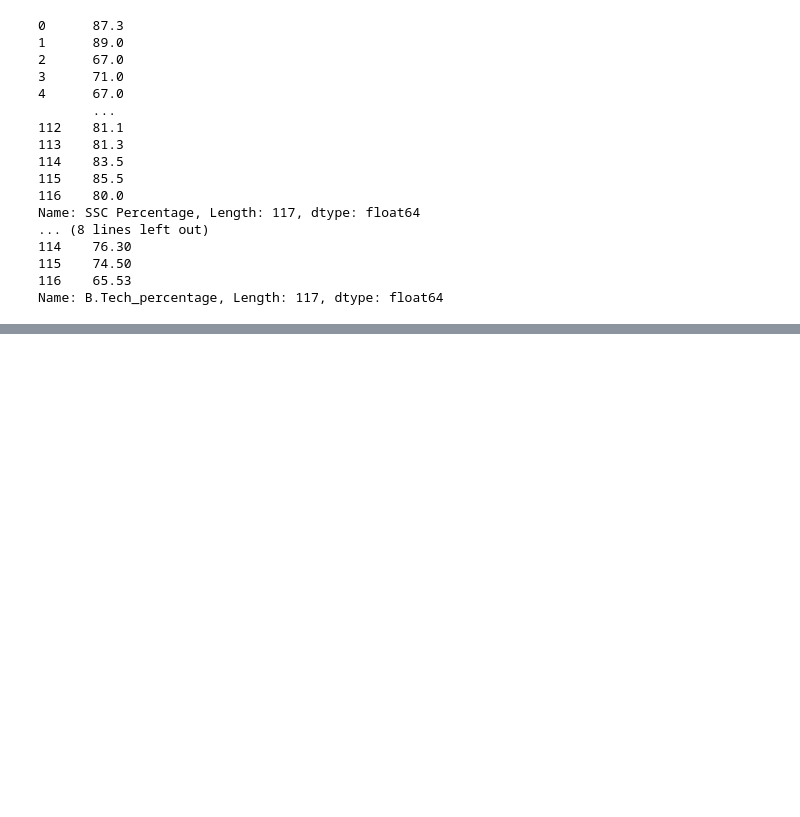
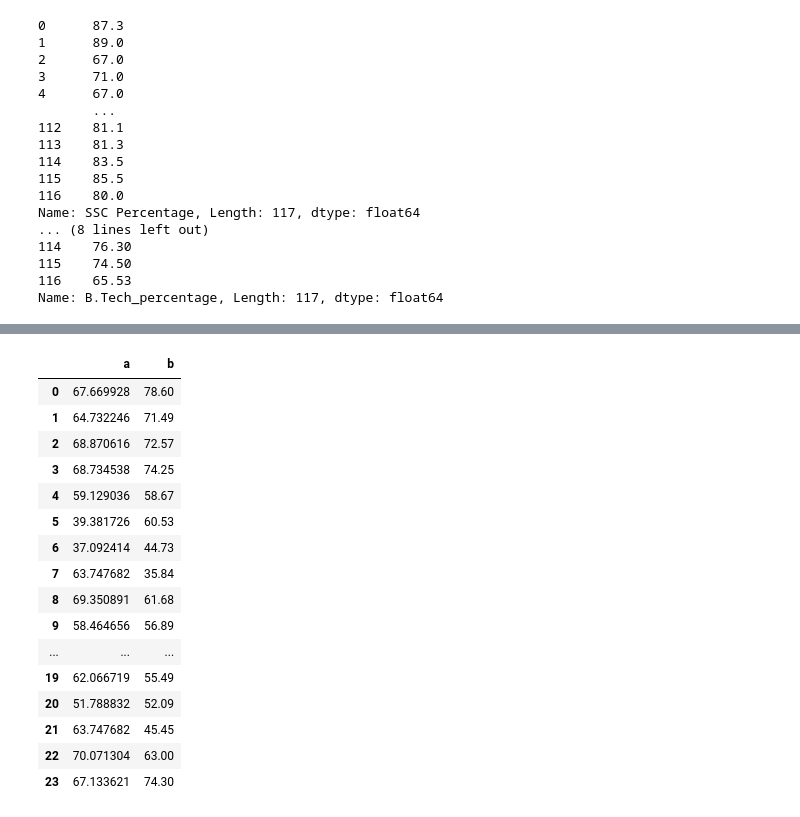
Before and after one commit to 19PA1A04B3/10-03-2020-, a Jupyter notebook: assignment_1_.ipynb, the cells around one changed output, grey strips where cells are left out. Saved outputs shown, nothing was run; the diff lists cells and outputs as text; code cells hidden in the pictures; blank space fills up the shorter version.

```diff
--- a/assignment_1_.ipynb
+++ b/assignment_1_.ipynb
@@ -86,0 +187,21 @@ std.boxplot(column)
+# %%
+actual=pd.DataFrame({"a":prd.flatten(),"b":Y_test.flatten()})
+actual
+# %% [output]
+|  | a | b |
+| 0 | 67.669928 | 78.60 |
+| 1 | 64.732246 | 71.49 |
+| 2 | 68.870616 | 72.57 |
+| 3 | 68.734538 | 74.25 |
+| 4 | 59.129036 | 58.67 |
+| 5 | 39.381726 | 60.53 |
+| 6 | 37.092414 | 44.73 |
+| 7 | 63.747682 | 35.84 |
+| 8 | 69.350891 | 61.68 |
+| 9 | 58.464656 | 56.89 |
+| ... | ... | ... |
+| 19 | 62.066719 | 55.49 |
+| 20 | 51.788832 | 52.09 |
+| 21 | 63.747682 | 45.45 |
+| 22 | 70.071304 | 63.00 |
+| 23 | 67.133621 | 74.30 |
```
Also changed, not shown: parts of 11 cells of this notebook.
